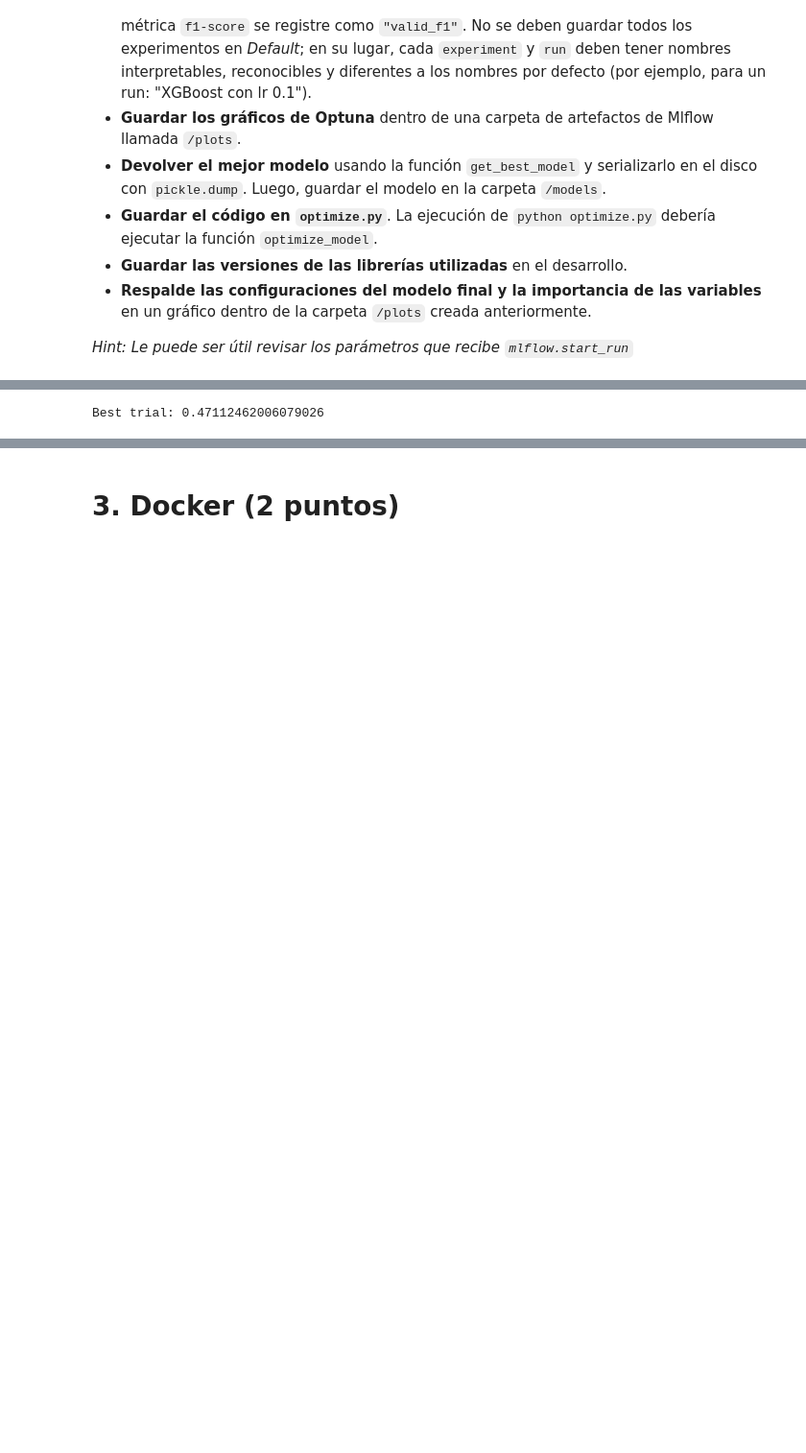
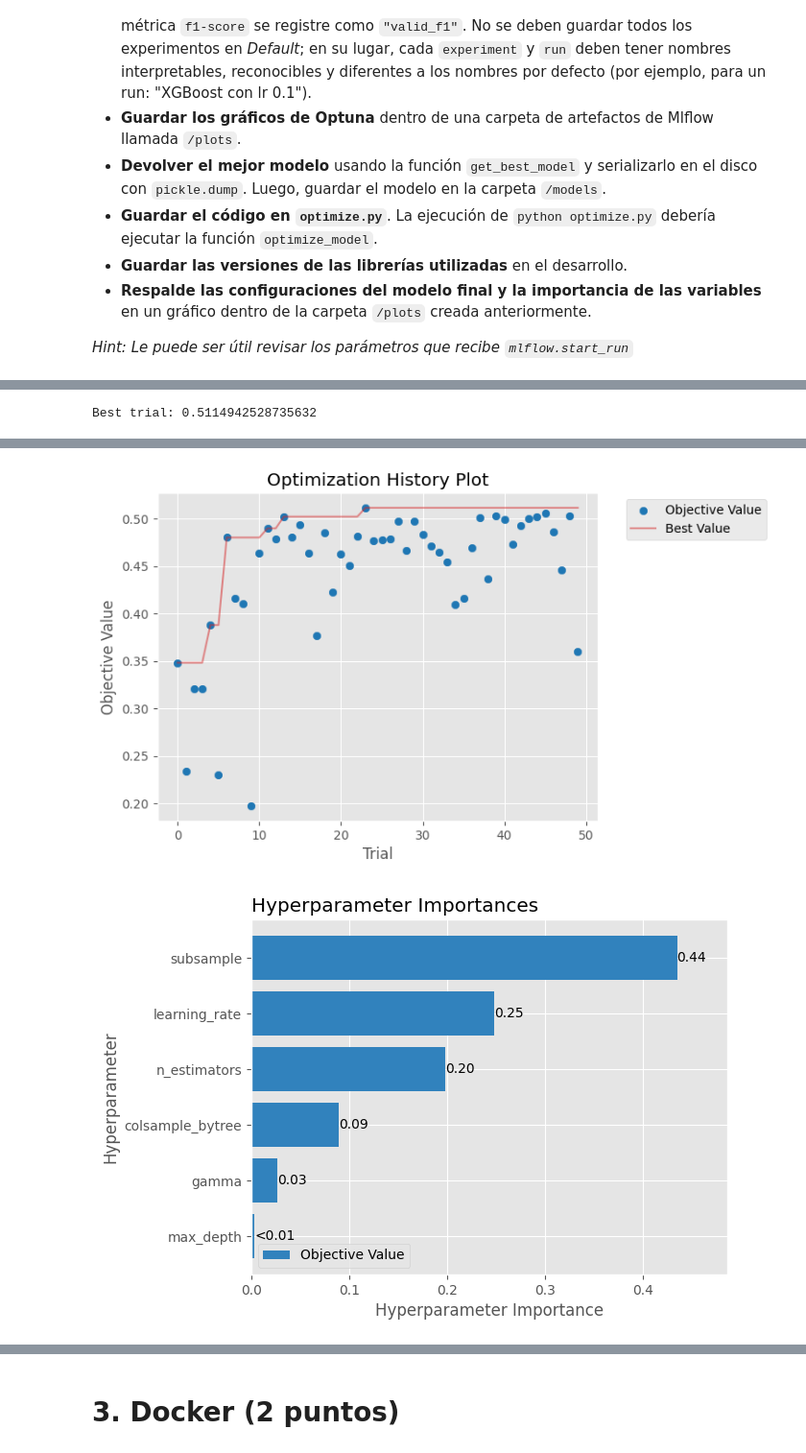
Before and after one commit to vspartamo/MDS7202, a Jupyter notebook: Lab_12/Lab_12_v2.ipynb, the cells around one changed output, grey strips where cells are left out. Shown: that part at 96% size. Saved outputs shown, nothing was run; the diff lists cells and outputs as text; code cells hidden in the pictures; blank space fills up the shorter version.

Commit message:
Improve manage of images

```diff
--- a/Lab_12/Lab_12_v2.ipynb
+++ b/Lab_12/Lab_12_v2.ipynb
@@ -210,25 +211,22 @@ def objective(trial: optuna.Trial):
     return f1
 
 def optimize_model():
-    plots_dir = os.path.join(base_dir, "plots")
     models_dir = os.path.join(base_dir, "models")
-    os.makedirs(plots_dir, exist_ok=True)
     os.makedirs(models_dir, exist_ok=True)
 
     study = optuna.create_study(direction="maximize", study_name="XGBoost Optimization")
-    study.optimize(objective, n_trials=5)
+    study.optimize(objective, n_trials=50)
     print(f"Best trial: {study.best_trial.value}")
 
     best_model_experiment_id = mlflow.create_experiment("Best_Model")
     with mlflow.start_run(experiment_id=best_model_experiment_id, run_name="Best_Model"):
 
-        # print("PUNTO DE CONTROL 0")
-        # opti_history = plot_optimization_history(study) # .write_image(os.path.join(plots_dir, "optimization_history.png"))
-        # mlflow.log_figure(figure=opti_history, artifact_file="plots/optimization_history.png")
-        # print("PUNTO DE CONTROL 1")
-        # param_importances = plot_param_importances(study) # .write_image(os.path.join(plots_dir, "param_importances.png"))
-        # mlflow.log_figure(figure=param_importances, artifact_file="plots/param_importance.png")
-        # print("PUNTO DE CONTROL 2")
+        opti_ax = plot_optimization_history(study)
+        mlflow.log_figure(figure=opti_ax.figure, artifact_file="optimization_history.png")
+
+        param_importances_ax = plot_param_importances(study)
+        mlflow.log_figure(figure=param_importances_ax.figure, artifact_file="param_importance.png")
+
         best_model = XGBClassifier(**study.best_params, random_state=3, eval_metric="logloss")
         best_model.fit(X_train, y_train)
         y_pred = best_model.predict(X_valid)
@@ -243,7 +241,7 @@ def optimize_model():
 
         importances_fig, ax = plt.subplots(figsize=(10, 8))
         importance_type = "weight"
-        xgb.plot_importance(
+        _ = xgb.plot_importance(
             best_model,
             importance_type=importance_type,
             ax=ax,
@@ -257,10 +255,6 @@ def optimize_model():
             json.dump({"optuna": optuna.__version__, "mlflow": mlflow.__version__}, f)
 
         mlflow.log_params(study.best_params)
-        #mlflow.log_artifact(os.path.join(plots_dir, "optimization_history.png"))
-        #mlflow.log_artifact(os.path.join(plots_dir, "param_importances.png"))
-        #mlflow.log_artifact(os.path.join(plots_dir, "feature_importance.png"))
-        #mlflow.log_artifact(os.path.join(base_dir, "library_versions.json"))
 
 optimize_model()
 # %% [output]
@@ -273 +278 @@ optimize_model()
-Best trial: 0.47112462006079026
+Best trial: 0.5114942528735632
@@ -275,3 +280,5 @@ Best trial: 0.47112462006079026
+[figure, added]
+[figure, added]
 # %% [markdown]
 # **2. FastAPI (2.0 puntos)**
 
```
Also changed, not shown: parts of 2 cells of this notebook.
